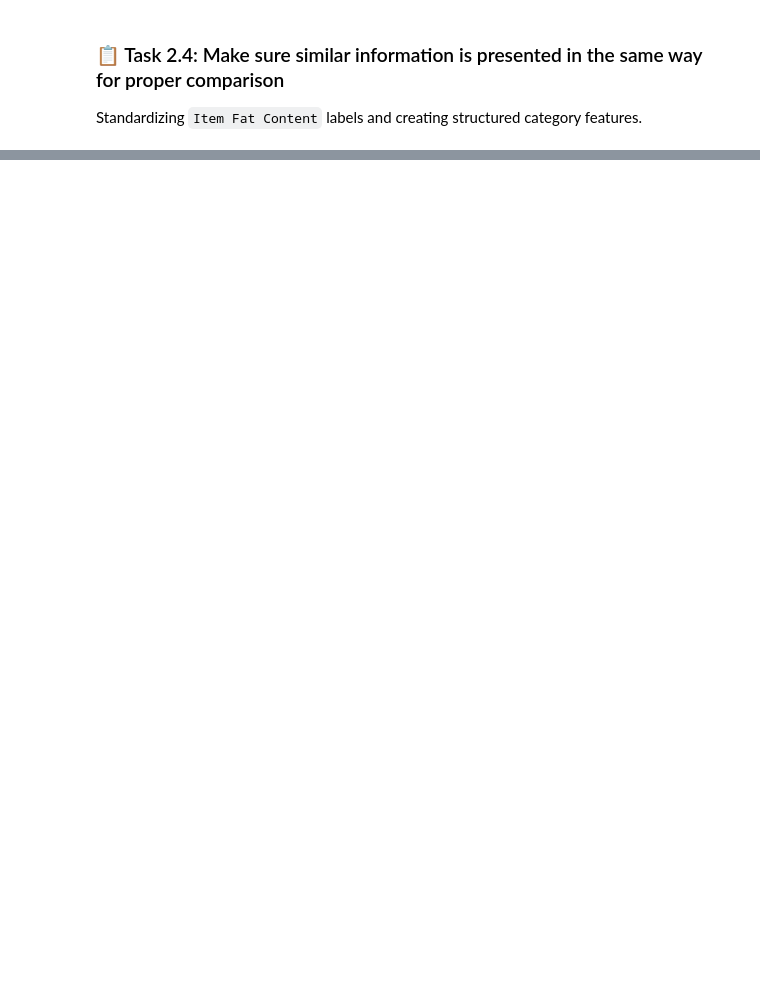
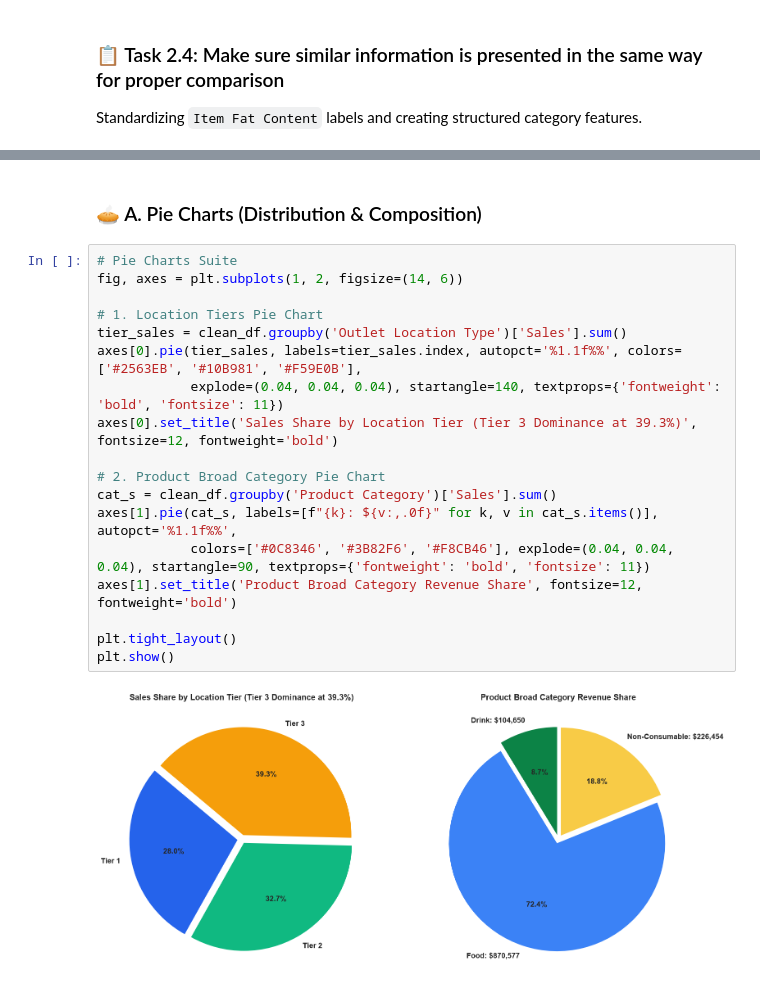
Before and after one commit to sn740698-cell/Blinkit-Sales-Analysis, a Jupyter notebook: notebooks/BlinkIT_Grocery_Sales_Analysis.ipynb, the cells around one changed output, grey strips where cells are left out. Saved outputs shown, nothing was run; the diff lists cells and outputs as text; blank space fills up the shorter version.

```diff
--- a/notebooks/BlinkIT_Grocery_Sales_Analysis.ipynb
+++ b/notebooks/BlinkIT_Grocery_Sales_Analysis.ipynb
@@ -432,0 +292,22 @@ display(cohort_summary)
+# %% [markdown]
+### 🥧 A. Pie Charts (Distribution & Composition)
+# %%
+# Pie Charts Suite
+fig, axes = plt.subplots(1, 2, figsize=(14, 6))
+
+# 1. Location Tiers Pie Chart
+tier_sales = clean_df.groupby('Outlet Location Type')['Sales'].sum()
+axes[0].pie(tier_sales, labels=tier_sales.index, autopct='%1.1f%%', colors=['#2563EB', '#10B981', '#F59E0B'],
+            explode=(0.04, 0.04, 0.04), startangle=140, textprops={'fontweight': 'bold', 'fontsize': 11})
+axes[0].set_title('Sales Share by Location Tier (Tier 3 Dominance at 39.3%)', fontsize=12, fontweight='bold')
+
+# 2. Product Broad Category Pie Chart
+cat_s = clean_df.groupby('Product Category')['Sales'].sum()
+axes[1].pie(cat_s, labels=[f"{k}: ${v:,.0f}" for k, v in cat_s.items()], autopct='%1.1f%%',
+            colors=['#0C8346', '#3B82F6', '#F8CB46'], explode=(0.04, 0.04, 0.04), startangle=90, textprops={'fontweight': 'bold', 'fontsize': 11})
+axes[1].set_title('Product Broad Category Revenue Share', fontsize=12, fontweight='bold')
+
+plt.tight_layout()
+plt.show()
+# %% [output]
+[figure, added]
```
Also changed, not shown: parts of 25 cells of this notebook, 20 other files.
